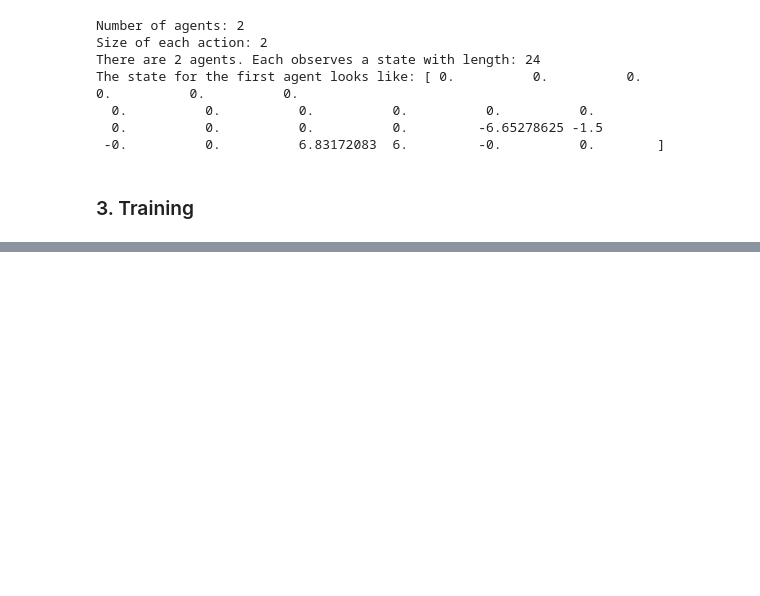
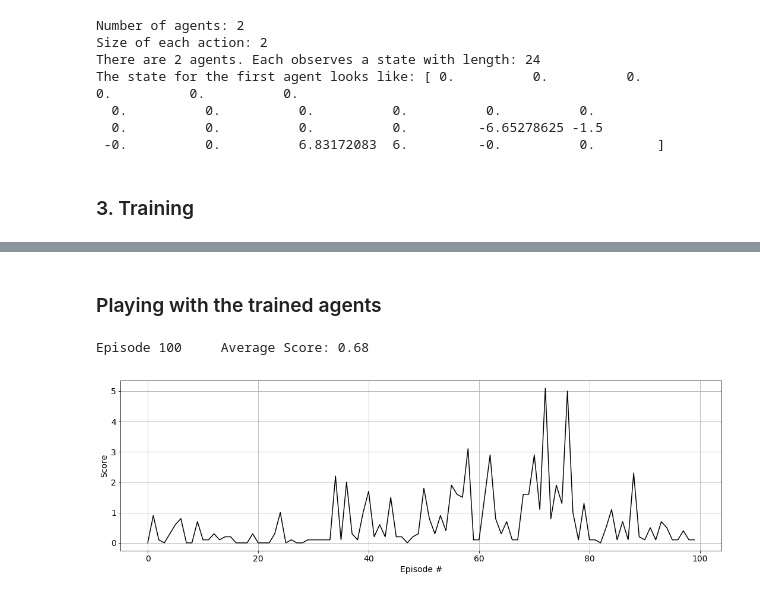
Before and after one commit to boyansky/udacity-drl-projects, a Jupyter notebook: p3_collab-compet/Tennis.ipynb, the cells around one changed output, grey strips where cells are left out. Drawn from its saved outputs; the diff is of its cells as text; code cells hidden in the pictures; blank space fills up the shorter version.

```diff
--- a/p3_collab-compet/Tennis.ipynb
+++ b/p3_collab-compet/Tennis.ipynb
@@ -84,8 +84,6 @@ The state for the first agent looks like: [ 0.          0.          0.
   0.          0.          0.          0.          0.          0.
   0.          0.          0.          0.         -6.65278625 -1.5
  -0.          0.          6.83172083  6.         -0.          0.        ]
-# %%
-env_info = env.reset(train_mode=True)[brain_name]
 # %% [markdown]
 ### 3. Training
 # %%
@@ -94,7 +92,7 @@ from model import Agent
 from collections import deque
 import matplotlib.pyplot as plt
 # %%
-def ddpg(agent0, agent1, train=True, n_episodes=600, print_every=100):
+def ddpg(agent0, agent1, train=True, n_episodes=1000, print_every=100):
 
     scores_deque = deque(maxlen=print_every)
     scores = []
@@ -164,0 +176,11 @@ KeyboardInterrupt:
+# %% [markdown]
+### Playing with the trained agents
+# %%
+agent0 = Agent(state_size=state_size, action_size=action_size, random_seed=2,
+              pretrained_actor_weights='ddpg_actor_agent0.pth' , pretrained_critic_weights='ddpg_critic_agent0.pth')
+agent1 = Agent(state_size=state_size, action_size=action_size, random_seed=2,
+              pretrained_actor_weights='ddpg_actor_agent1.pth' , pretrained_critic_weights='ddpg_critic_agent1.pth')
+scores = ddpg(agent0=agent0, agent1=agent1, train=False, n_episodes=100)
+# %% [output]
+Episode 100     Average Score: 0.68
+[figure, added]
```
Also changed, not shown: parts of 2 cells of this notebook, 11 other files.
